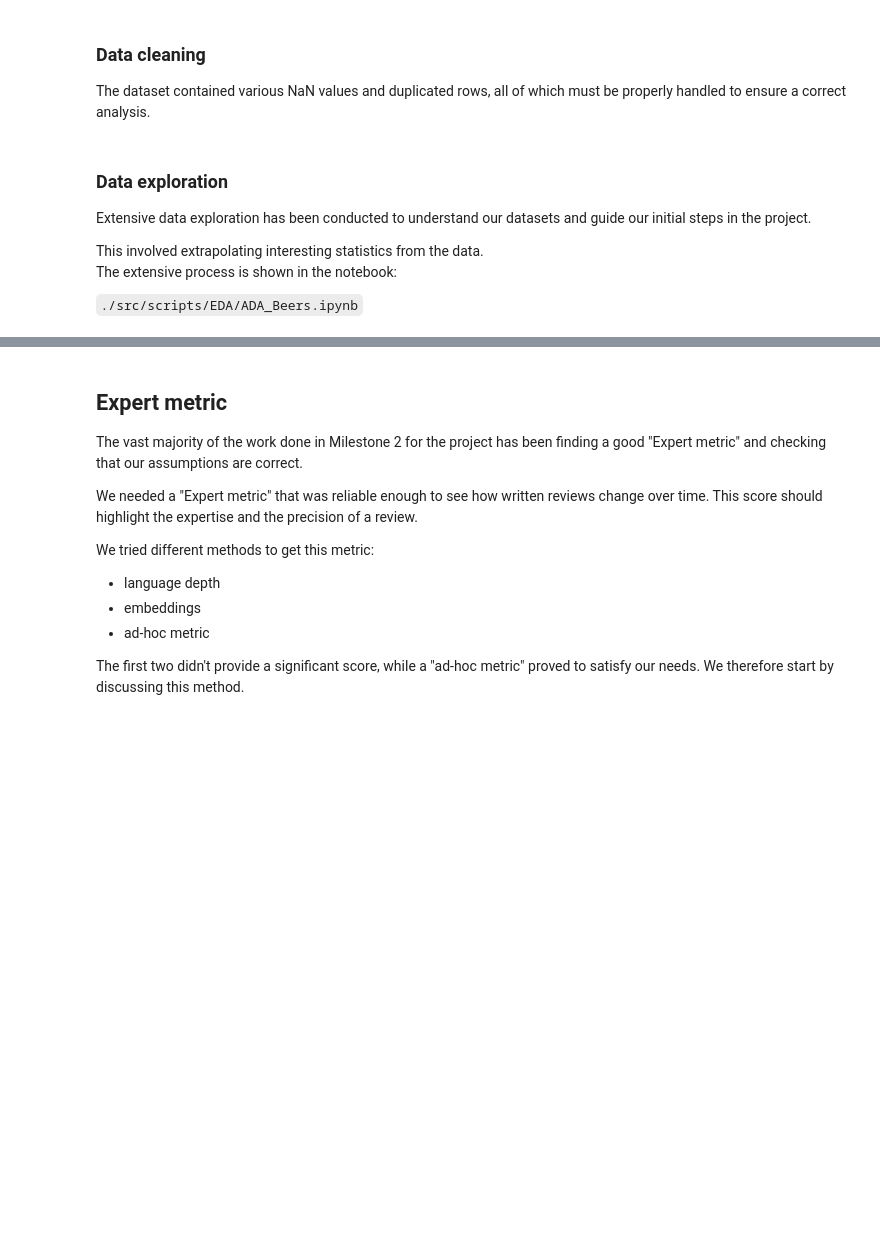
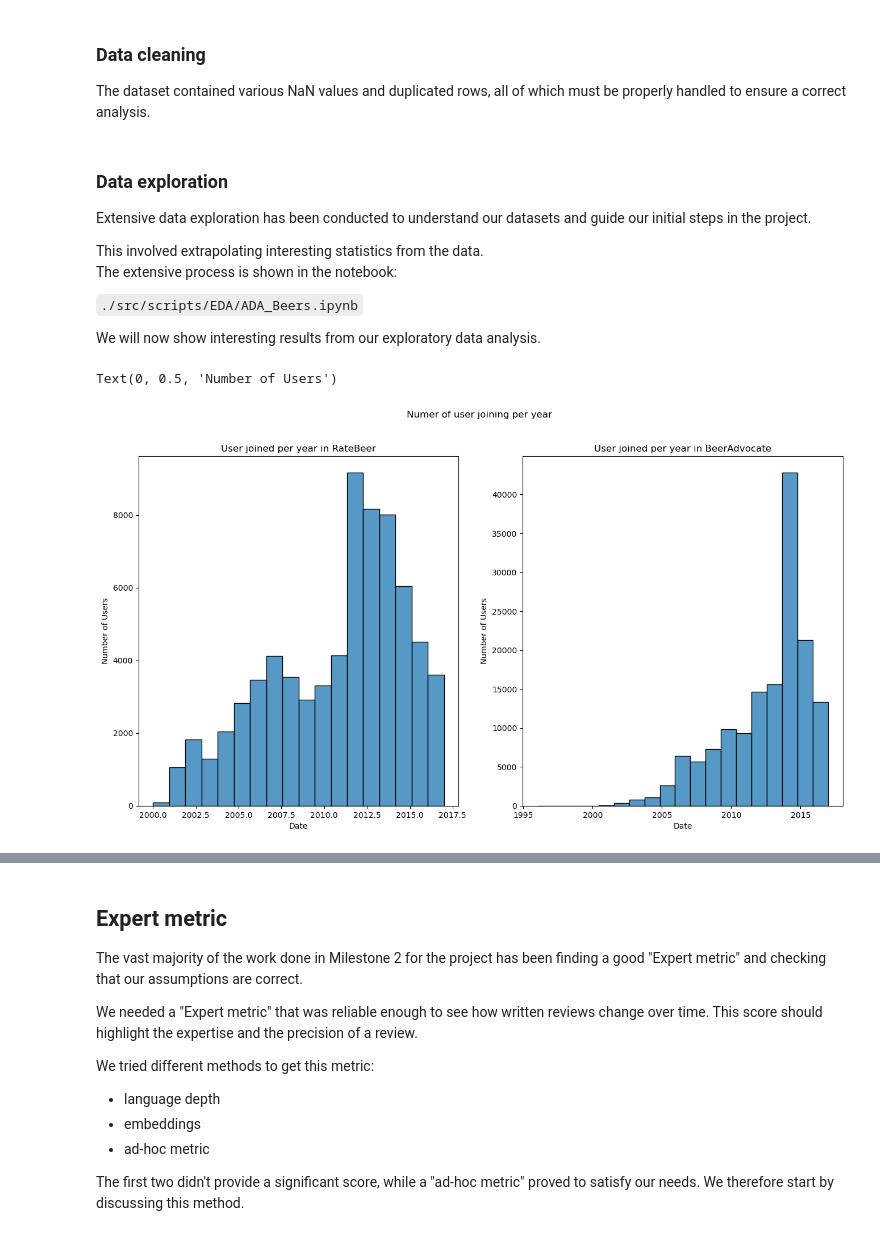
Before and after one commit to nada401/brewing-knowledge, a Jupyter notebook: results.ipynb, the cells around one changed output, grey strips where cells are left out. Cells and saved outputs as stored; diff of their text form; code cells hidden in the pictures; blank space fills up the shorter version.

Commit message:
Finished most of the things to show in Data Exploration

```diff
--- a/results.ipynb
+++ b/results.ipynb
@@ -129,3 +129,5 @@ This involved extrapolating interesting statistics from the data.<br>
 The extensive process is shown in the notebook:
 
 `./src/scripts/EDA/ADA_Beers.ipynb`
+
+We will now show interesting results from our exploratory data analysis.
@@ -133,0 +134,28 @@ The extensive process is shown in the notebook:
+# %%
+path_BA = './data/BeerAdvocate'
+path_RB = './data/RateBeer'
+
+users_RB = pd.read_csv(os.path.join(path_RB, 'users.csv'))
+users_BA = pd.read_csv(os.path.join(path_BA, 'users.csv'))
+# %%
+users_RB['joined'] = pd.to_datetime(users_RB['joined'], unit='s')
+users_BA['joined'] = pd.to_datetime(users_BA['joined'], unit='s')
+
+data_RB = users_RB["joined"].groupby([users_RB["joined"].dt.year]).count()
+data_BA = users_BA["joined"].groupby([users_BA["joined"].dt.year]).count()
+
+fig, axes = plt.subplots(1, 2, figsize=(16, 8))
+fig.suptitle('Numer of user joining per year')
+
+sns.histplot(x=data_RB.index, weights=data_RB.values, bins=len(data_RB), ax=axes[0])
+axes[0].set_title('User joined per year in RateBeer')
+axes[0].set_xlabel('Date')
+axes[0].set_ylabel('Number of Users')
+
+sns.histplot(x=data_BA.index, weights=data_BA.values, bins=len(data_BA), ax=axes[1])
+axes[1].set_title('User joined per year in BeerAdvocate')
+axes[1].set_xlabel('Date')
+axes[1].set_ylabel('Number of Users')
+# %% [output]
+Text(0, 0.5, 'Number of Users')
+[figure, added]
```
Also changed, not shown: parts of 17 cells of this notebook.
